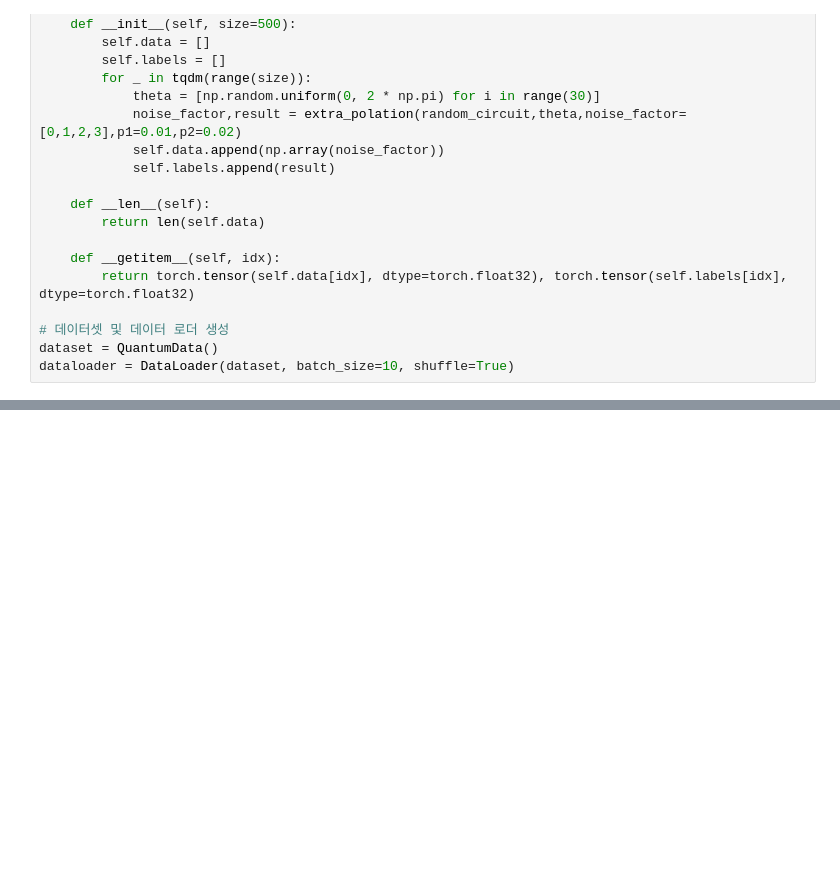
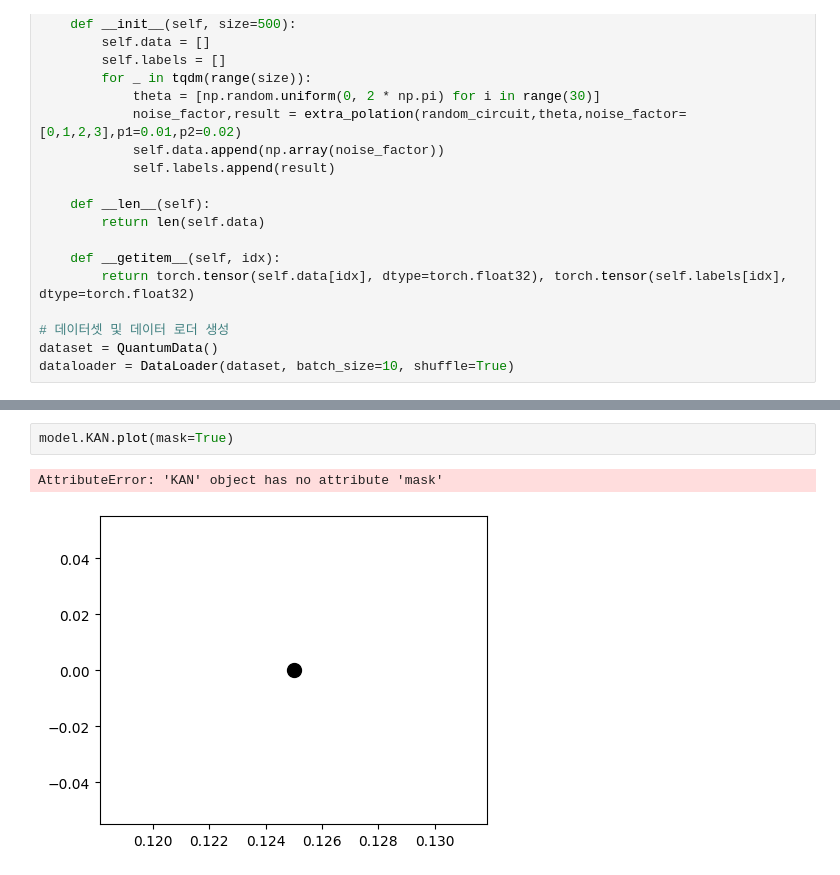
Before and after one commit to pop756/Quantum_KAN, a Jupyter notebook: KAN_error_mitigation.ipynb, the cells around one changed output, grey strips where cells are left out. Saved outputs shown, nothing was run; the diff lists cells and outputs as text; blank space fills up the shorter version.

```diff
--- a/KAN_error_mitigation.ipynb
+++ b/KAN_error_mitigation.ipynb
@@ -116,0 +177,5 @@ optimizer = torch.optim.Adam(model.parameters(), lr=0.01)
+# %%
+model.KAN.plot(mask=True)
+# %% [output]
+AttributeError: 'KAN' object has no attribute 'mask'
+[figure, added]
```
Also changed, not shown: parts of 11 cells of this notebook, 5 other files.
